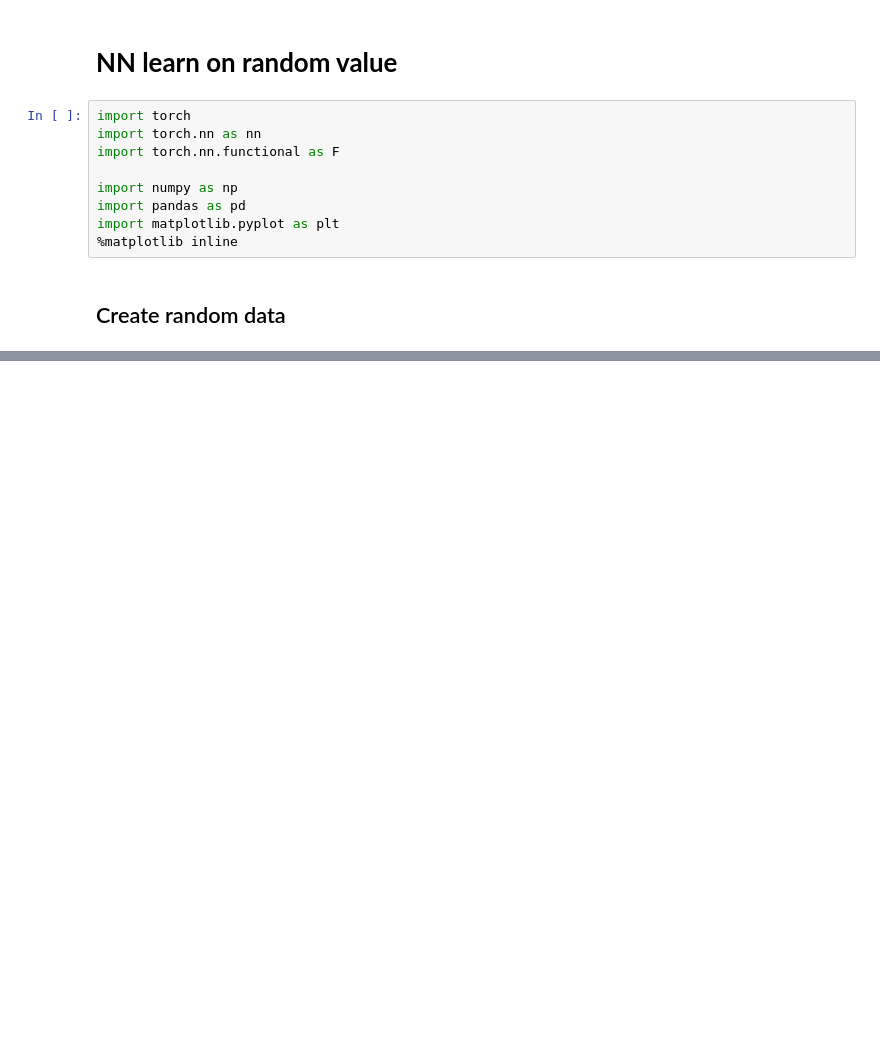
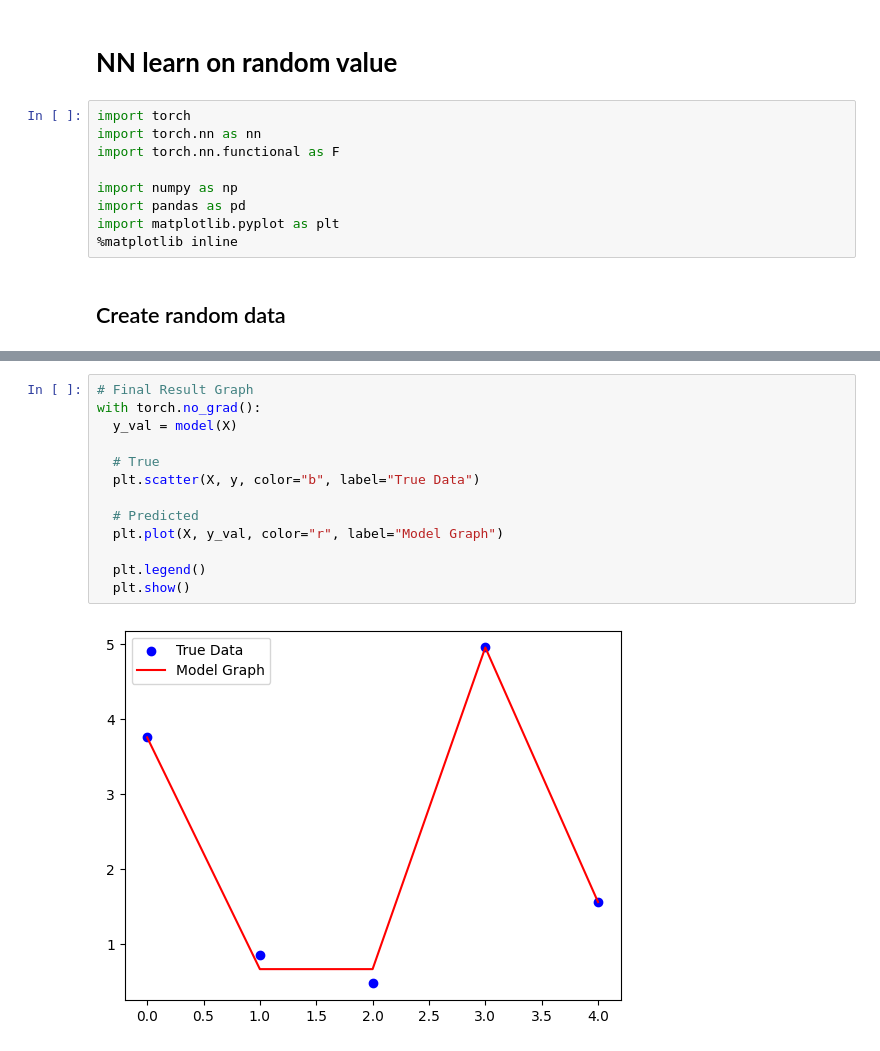
Before and after one commit to SSS-BBB/NN_Learn, a Jupyter notebook: NN_Learn.ipynb, the cells around one changed output, grey strips where cells are left out. Cells and saved outputs as stored; diff of their text form; blank space fills up the shorter version.

```diff
--- a/NN_Learn.ipynb
+++ b/NN_Learn.ipynb
@@ -37,0 +208,15 @@ array([  0,   1,   2,   3,   4,   5,   6,   7,   8,   9,  10,  11,  12,
+# %%
+# Final Result Graph
+with torch.no_grad():
+  y_val = model(X)
+
+  # True
+  plt.scatter(X, y, color="b", label="True Data")
+
+  # Predicted
+  plt.plot(X, y_val, color="r", label="Model Graph")
+
+  plt.legend()
+  plt.show()
+# %% [output]
+[figure, added]
```
Also changed, not shown: parts of 25 cells of this notebook.
